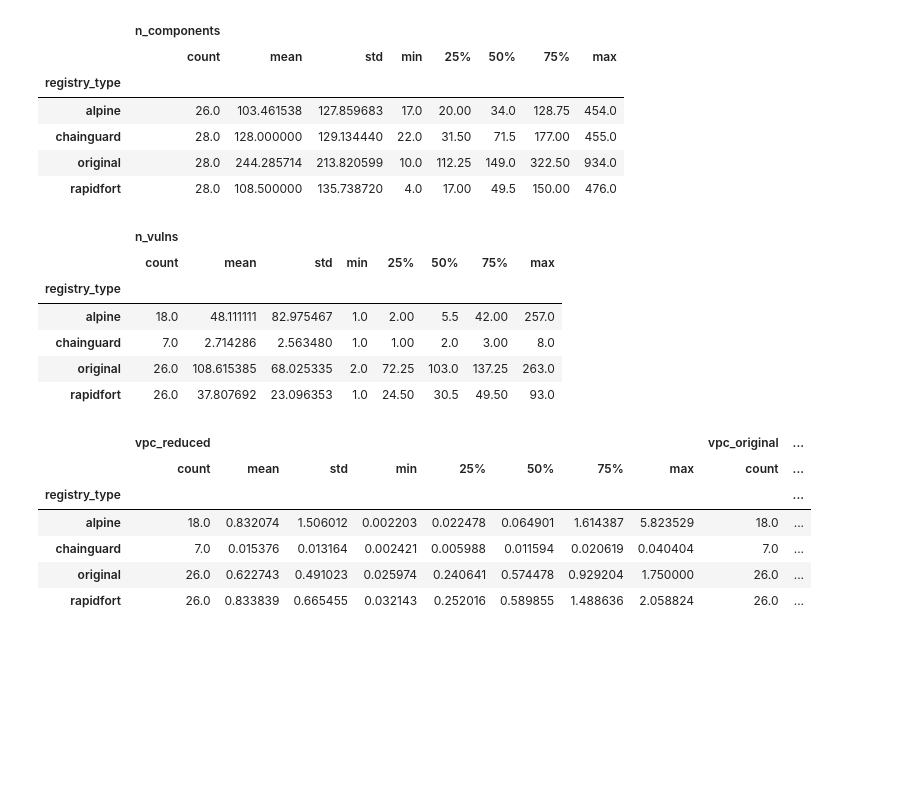
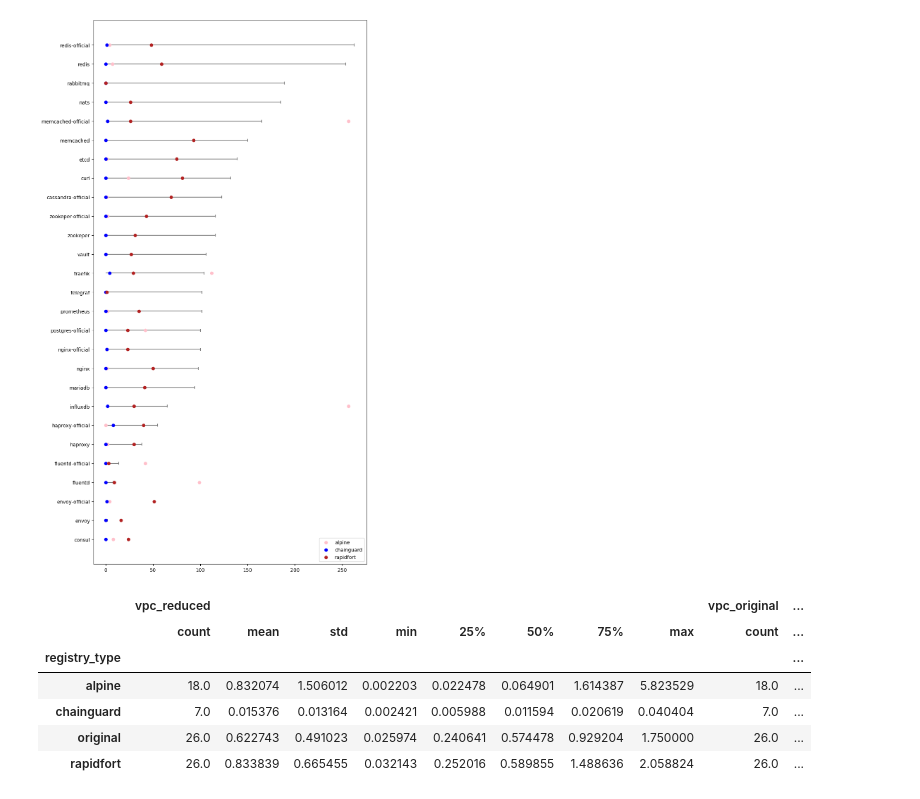
Before and after one commit to paulgibert/images-research, a Jupyter notebook: lab/study.ipynb, the cells around one changed output. Cells and saved outputs as stored; diff of their text form; code cells hidden in the pictures; blank space fills up the shorter version.

```diff
--- a/lab/study.ipynb
+++ b/lab/study.ipynb
@@ -77,29 +85,10 @@ sz_df.groupby("registry_type").describe()
 # %%
-# Figure 2: Number of Components per Image by Registry
+# Figure 3: Number of Vulnerabilities per Image by Registry
 
-comps_df.groupby("registry_type").describe()
-# plot_df(comps_df, "n_components")
+# vulns_df.groupby("registry_type").describe()
+plot_df(vulns_df, "n_vulns")
 # %% [output]
-|  | n_components |  |  |  |  |  |  |  |
-|  | count | mean | std | min | 25% | 50% | 75% | max |
-| registry_type |  |  |  |  |  |  |  |  |
-| alpine | 26.0 | 103.461538 | 127.859683 | 17.0 | 20.00 | 34.0 | 128.75 | 454.0 |
-| chainguard | 28.0 | 128.000000 | 129.134440 | 22.0 | 31.50 | 71.5 | 177.00 | 455.0 |
-| original | 28.0 | 244.285714 | 213.820599 | 10.0 | 112.25 | 149.0 | 322.50 | 934.0 |
-| rapidfort | 28.0 | 108.500000 | 135.738720 | 4.0 | 17.00 | 49.5 | 150.00 | 476.0 |
+[figure, added]
-# %%
-# Figure 3: Number of Vulnerabilities per Image by Registry
-
-vulns_df.groupby("registry_type").describe()
-#plot_df(vulns_df, "n_vulns")
-# %% [output]
-|  | n_vulns |  |  |  |  |  |  |  |
-|  | count | mean | std | min | 25% | 50% | 75% | max |
-| registry_type |  |  |  |  |  |  |  |  |
-| alpine | 18.0 | 48.111111 | 82.975467 | 1.0 | 2.00 | 5.5 | 42.00 | 257.0 |
-| chainguard | 7.0 | 2.714286 | 2.563480 | 1.0 | 1.00 | 2.0 | 3.00 | 8.0 |
-| original | 26.0 | 108.615385 | 68.025335 | 2.0 | 72.25 | 103.0 | 137.25 | 263.0 |
-| rapidfort | 26.0 | 37.807692 | 23.096353 | 1.0 | 24.50 | 30.5 | 49.50 | 93.0 |
 # %%
 # Figure 4: Reduction in Vulnerabilities per Component per Image by Registry
 
```
Also changed, not shown: parts of 4 cells of this notebook, 1 other file.
